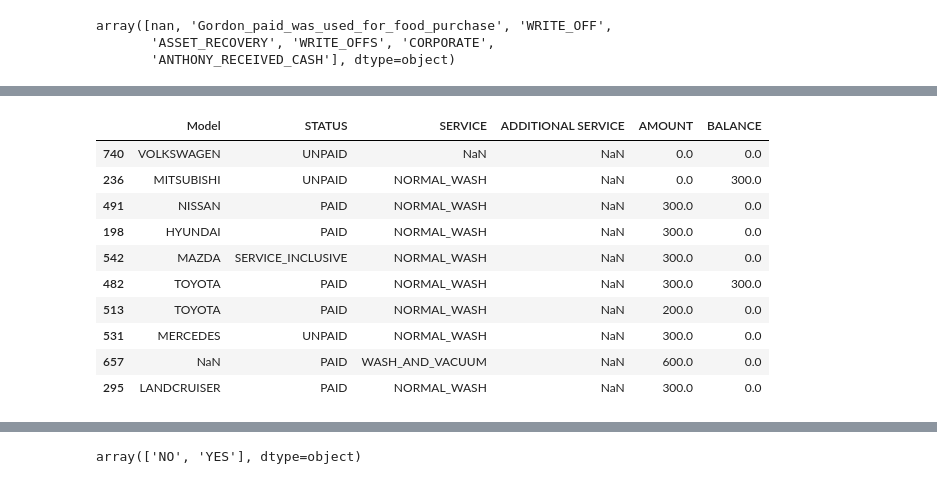
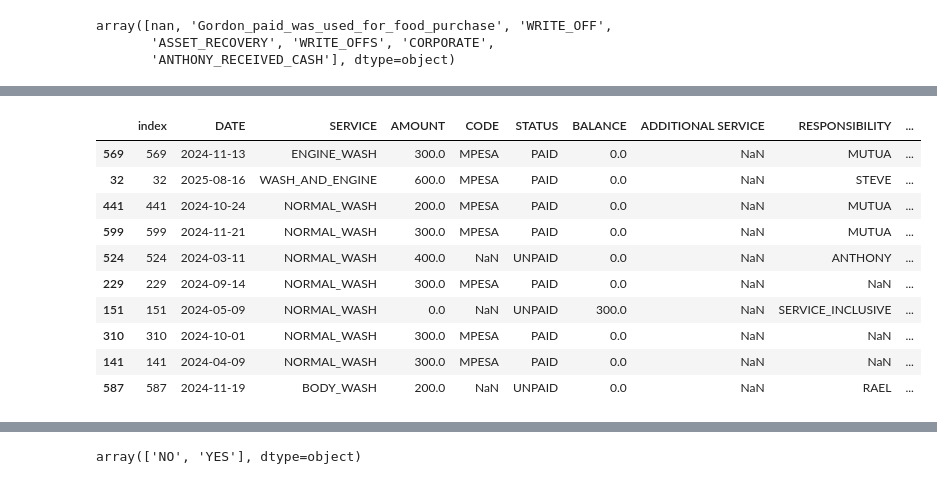
Before and after one commit to Nyakiamo-Samuel/CAR-WASH, a Jupyter notebook: Car_Wash_EDA.ipynb, the cells around one changed output, grey strips where cells are left out. Cells and saved outputs as stored; diff of their text form; code cells hidden in the pictures.

```diff
--- a/Car_Wash_EDA.ipynb
+++ b/Car_Wash_EDA.ipynb
@@ -994,12 +1182,0 @@ car_wash_1["Model"].replace(ford, "FORD", inplace=True)
-# %%
-landcruiser=["LANDCRUISERV8", "V8", "LANDCRUISERAMAZON", "CRUISER", "Landcruiser"]
-car_wash_1["Model"].replace(landcruiser, "LANDCRUISER", inplace=True)
-# %%
-aidi=["AUDIRSS", "AUDI","HAUDI", "AudiQ7", "Audi"]
-car_wash_1["Model"].replace(aidi, "AUDI", inplace=True)
-# %%
-landrover=["DISCOVERY", "Landrover", "Discovery"]
-car_wash_1['Model'].replace(landrover, "LANDROVER", inplace=True)
-# %%
-car_wash_1['Model'][car_wash_1['Model']=="Swift"]="SUZUKI"
-car_wash_1["Model"][car_wash_1["Model"]=="Suzuki"]="SUZUKI"
@@ -1098,18 +1277,18 @@ car_wash_1.sample(10)
 # %%
-data=car_wash_1[["Model", "STATUS", "SERVICE", "ADDITIONAL SERVICE", "AMOUNT", "BALANCE"]]
+data=car_wash_1.copy()
 data.sample(10)
 # %% [output]
-|  | Model | STATUS | SERVICE | ADDITIONAL SERVICE | AMOUNT | BALANCE |
-| 740 | VOLKSWAGEN | UNPAID | NaN | NaN | 0.0 | 0.0 |
-| 236 | MITSUBISHI | UNPAID | NORMAL_WASH | NaN | 0.0 | 300.0 |
-| 491 | NISSAN | PAID | NORMAL_WASH | NaN | 300.0 | 0.0 |
-| 198 | HYUNDAI | PAID | NORMAL_WASH | NaN | 300.0 | 0.0 |
-| 542 | MAZDA | SERVICE_INCLUSIVE | NORMAL_WASH | NaN | 300.0 | 0.0 |
-| 482 | TOYOTA | PAID | NORMAL_WASH | NaN | 300.0 | 300.0 |
-| 513 | TOYOTA | PAID | NORMAL_WASH | NaN | 200.0 | 0.0 |
-| 531 | MERCEDES | UNPAID | NORMAL_WASH | NaN | 300.0 | 0.0 |
-| 657 | NaN | PAID | WASH_AND_VACUUM | NaN | 600.0 | 0.0 |
-| 295 | LANDCRUISER | PAID | NORMAL_WASH | NaN | 300.0 | 0.0 |
+|  | index | DATE | SERVICE | AMOUNT | CODE | STATUS | BALANCE | ADDITIONAL SERVICE | RESPONSIBILITY | ... |
+| 569 | 569 | 2024-11-13 | ENGINE_WASH | 300.0 | MPESA | PAID | 0.0 | NaN | MUTUA | ... |
+| 32 | 32 | 2025-08-16 | WASH_AND_ENGINE | 600.0 | MPESA | PAID | 0.0 | NaN | STEVE | ... |
+| 441 | 441 | 2024-10-24 | NORMAL_WASH | 200.0 | MPESA | PAID | 0.0 | NaN | MUTUA | ... |
+| 599 | 599 | 2024-11-21 | NORMAL_WASH | 300.0 | MPESA | PAID | 0.0 | NaN | MUTUA | ... |
+| 524 | 524 | 2024-03-11 | NORMAL_WASH | 400.0 | NaN | UNPAID | 0.0 | NaN | ANTHONY | ... |
+| 229 | 229 | 2024-09-14 | NORMAL_WASH | 300.0 | MPESA | PAID | 0.0 | NaN | NaN | ... |
+| 151 | 151 | 2024-05-09 | NORMAL_WASH | 0.0 | NaN | UNPAID | 300.0 | NaN | SERVICE_INCLUSIVE | ... |
+| 310 | 310 | 2024-10-01 | NORMAL_WASH | 300.0 | MPESA | PAID | 0.0 | NaN | NaN | ... |
+| 141 | 141 | 2024-04-09 | NORMAL_WASH | 300.0 | MPESA | PAID | 0.0 | NaN | NaN | ... |
+| 587 | 587 | 2024-11-19 | BODY_WASH | 200.0 | NaN | UNPAID | 0.0 | NaN | RAEL | ... |
 # %%
 data.shape
 # %% [output]
```
Also changed, not shown: parts of 114 cells of this notebook.
